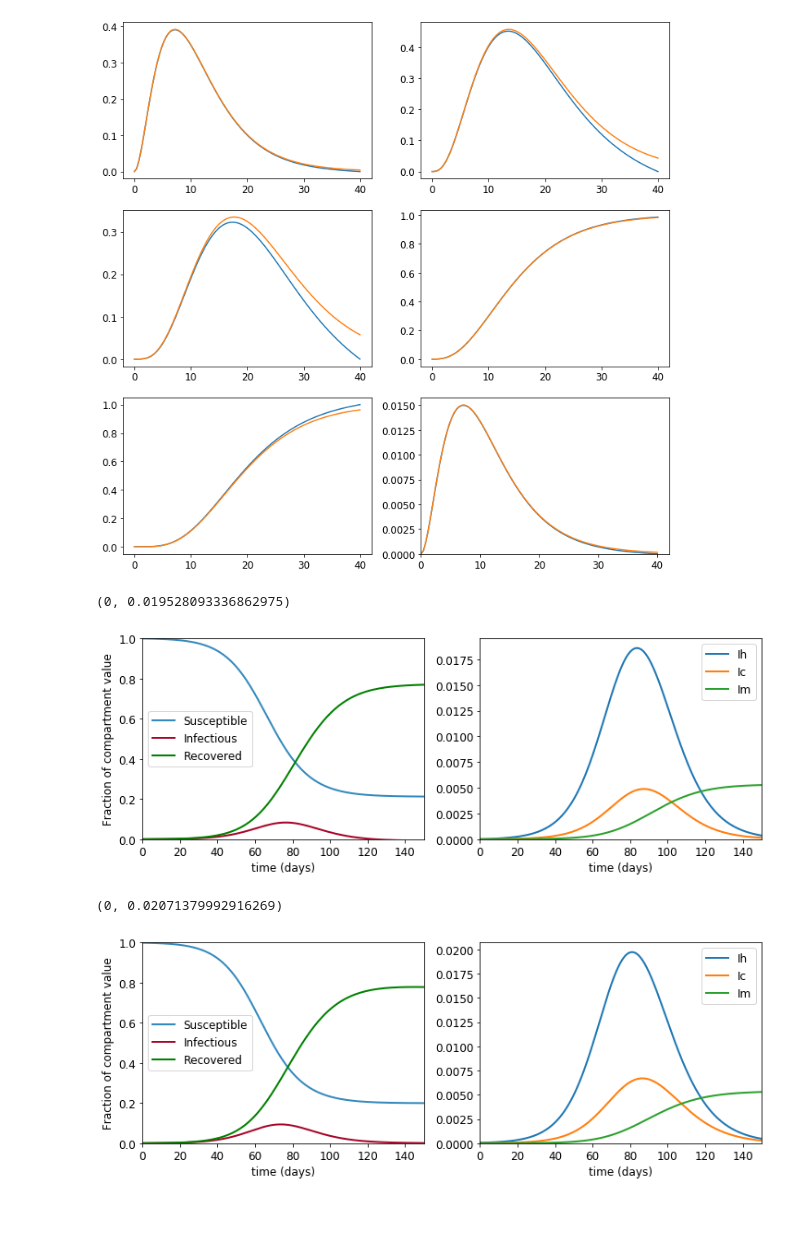
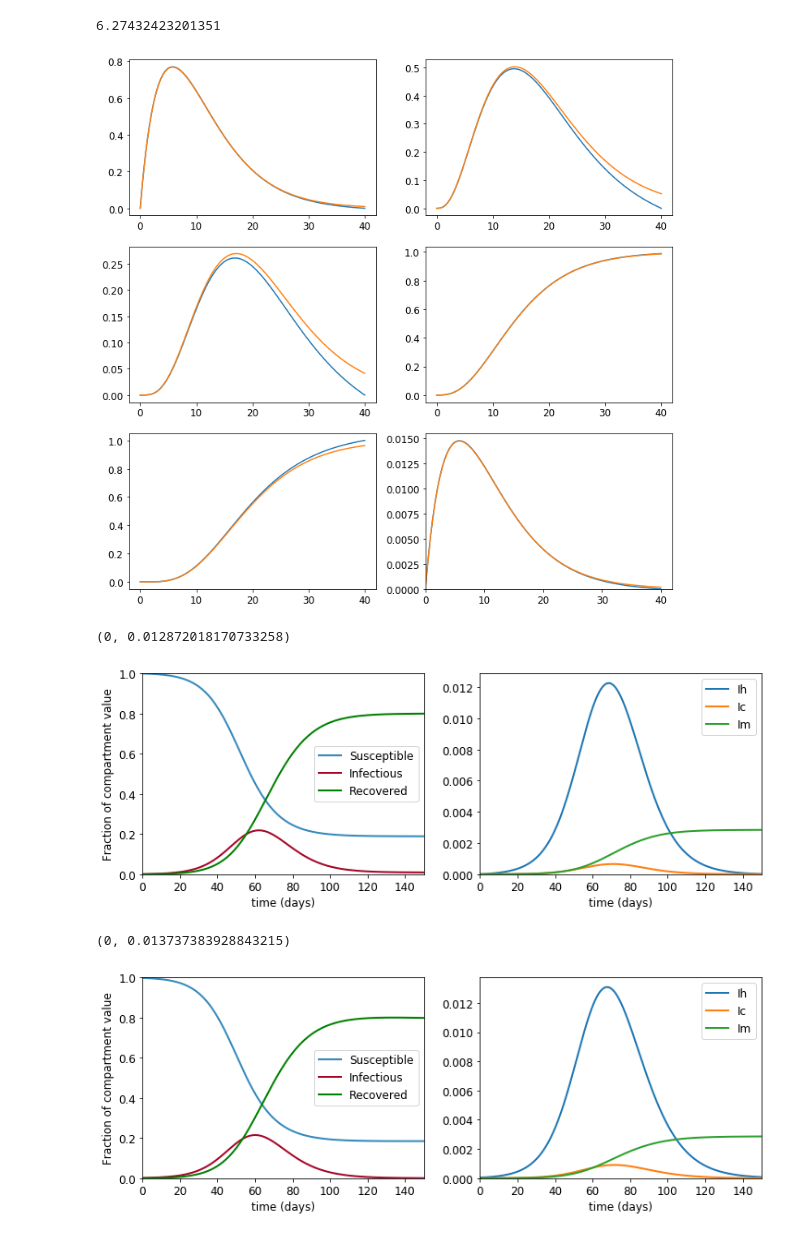
Before and after one commit to thecapitalistcycle/pyrossTSI, a Jupyter notebook: examples/deterministic/SEAI8R_vs_TSI.ipynb, the cells around one changed output. Drawn from its saved outputs; the diff is of its cells as text; code cells hidden in the pictures.

```diff
--- a/examples/deterministic/SEAI8R_vs_TSI.ipynb
+++ b/examples/deterministic/SEAI8R_vs_TSI.ipynb
@@ -37,9 +39,9 @@ min_age = 2.5; max_age = 77.5; age = np.linspace(min_age,max_age, M)
 # Get individual contact matrices
 CH, CW, CS, CO = pyross.contactMatrix.UK()
 def contactMatrix(t):
-    if t > 3000 and t < 90:
-        return CH + 0.1*CW + 0.1*CO
-    else:
+#     if t > 3000 and t < 90:
+#         return CH + 0.1*CW + 0.1*CO
+#     else:
         return CH + CW + CS + CO
 
 #########################################
@@ -58,7 +60,7 @@ sa[12:16] = -300            # mortality
 
 ## All rates defined in units of 1/day ##
 
-beta  = 0.0192*2          # infection rate constant
+beta  = 0.0192          # infection rate constant
 
 gE    = 1/2.72            # rate constant:  Exposed to asymptomatic
 gA    = 1/3.12            # rate constant:  Activated to Infected
@@ -77,10 +79,10 @@ gIcp  = 1/4               # Recovery rate for the non-Mortem       branch of ICU
 
 ## Splitters are age-structured using the fitted form suggested by Jakub ##
 
-alpha = 0.66*np.exp(-age/50.5)      # fraction of Activated    that follow asymptomatic branch
-hh    = 0.00902  *age**0.85         # fraction of Symptomatic  that follow hospitalized branch
-cc    = 0.0226   *age**0.713        # fraction of Hospitalized that follow ICU          branch
-mm    = 6*10**-17*age**8.513        # fraction of ICU          that follow Mortem       branch
+alpha = .3*np.ones(M)#0.66*np.exp(-age/50.5)      # fraction of Activated    that follow asymptomatic branch
+hh    = .1*np.ones(M)#0.00902  *age**0.85         # fraction of Symptomatic  that follow hospitalized branch
+cc    = .1*np.ones(M)#0.0226   *age**0.713        # fraction of Hospitalized that follow ICU          branch
+mm    = .5*np.ones(M)#6*10**-17*age**8.513        # fraction of ICU          that follow Mortem       branch
 
 
 #######################
@@ -213,7 +215,7 @@ nt = len(s)-1
 #  Truncate the tails so everything resolves by time T #
 
 # All infectious classes grouped together
-phiI = phiA*0 + phiIa + (phiIs_in - phiIs_out)#T
+phiI = phiA + phiIa + phiIsT
 phiI = phiI - 2*s/T*np.trapz(phiI,s)/T
 pI = np.ones(M)            #proportion infectious is not strongly age structured in SEAI8R
 
@@ -251,7 +253,7 @@ phi_alpha = np.array([phiI, phiH, phiC, phiM, phiR])
 plt.figure(figsize=(12, 12)); plt.subplot(321)
 PhiI = np.append(0,integrate.cumtrapz(phiI,s))
 plt.plot(s,PhiI)
-plt.plot(s,PhiA*0 + PhiIa + PhiIs)                  # Plotting all Infected
+plt.plot(s,PhiA + PhiIa + PhiIsT)                  # Plotting all Infected
 
 plt.subplot(322)
 PhiH = np.append(0,integrate.cumtrapz(phiH,s))
@@ -278,11 +280,11 @@ plt.plot(s,PhiIm/(1-aq)/hq/cq/mq)                  # Plotting Mortem
 ###########################
 
 tsi = s
-beta_s = beta*(PhiI+ fh*PhiH*hq*(1-aq))  #note:  this line needs to change if fsa < 1
+beta_s = beta*(PhiI + fh*PhiH*hq*(1-aq))  #note:  this line needs to change if fsa < 1
 
 plt.subplot(326)
 plt.plot(tsi,beta_s)
-plt.plot(s,beta*(PhiA*0 + PhiIa + fsa*PhiIs + fh*PhiIh))    # Plotting beta(s)
+plt.plot(s,beta*(PhiA + PhiIa + fsa*PhiIsT + fh*PhiIh))    # Plotting beta(s)
 plt.xlim(0); plt.ylim(0)
 
 ###################
@@ -291,14 +293,16 @@ plt.xlim(0); plt.ylim(0)
 
 def Td_zero(x):
     A = np.matmul(np.diag(Ni),contactMatrix(0)); A = np.matmul(A,np.diag(1/Ni))
-    A = -np.identity(M) + A*np.trapz(beta_s*np.exp(-np.log(2)/x*s),s)
+    A = A*np.trapz(beta_s*np.exp(-np.log(2)/x*s),s)
     max_eig_A = np.max(np.real(np.linalg.eigvals(A)))
-    return (max_eig_A - 0)
+    return (max_eig_A - 1)
 
 sol = optimize.root_scalar(Td_zero, bracket=[2, 50])
 Td = sol.root
+print(Td)
 # %% [output]
+6.27432423201351
-[figure, old version]
+[figure, new version]
 # %%
 ####################################
 ##                                ##
@@ -337,8 +341,8 @@ for i in (1 + np.arange(len(subclasses)-2)):
     plt.plot(t,np.sum(Ic_t[i,:,:],0), lw=2, label = subclasses[i])
 plt.legend(); plt.xlabel('time (days)'); plt.xlabel('time (days)'); plt.xlim(0,Tf);  plt.ylim(0)
 # %% [output]
-(0, 0.019528093336862975)
+(0, 0.012872018170733258)
-[figure, old version]
+[figure, new version]
 # %%
 ####################################
 ##                                ##
@@ -382,36 +386,36 @@ S_0  = Ni - (E_0 + A_0 + Ia_0 + Is_0 + Isp_0+ Icp_0+ Ihp_0 + Ih_0 + Ic_0  + R_0)
 Tf = 150
 
 # instantiate model
-parameters = {'alpha':alpha,'beta':beta, 'gIa':gIa,'gIs':gIs,
+parameters2 = {'alpha':alpha,'beta':beta, 'gIa':gIa,'gIs':gIs,
               'gIh':gIh,'gIc':gIc,  'gE':gE, 'gA':gA,
               'fsa':fsa, 'fh':fh, 'gIsp':gIsp, 'gIcp':gIcp, 'gIhp':gIhp,
               'sa':sa, 'hh':hh, 'cc':cc, 'mm':mm}
-model = pyross.deterministic.SEAI8R(parameters, M, Ni)
+model = pyross.deterministic.SEAI8R(parameters2, M, Ni)
 data  = model.simulate(S_0, E_0, A_0, Ia_0, Is_0, Isp_0, Ih_0,
                        Ih_0, Ic_0, Icp_0, Im_0, contactMatrix, Tf, Nf)
 
 ## Plot Results ##
 
-Infectious = (model.Is(data) + 0*model.A(data) + model.Ia(data))/np.sum(Ni)
+Infectious = (model.Is(data) + model.Isp(data) + model.A(data) + model.Ia(data))/np.sum(Ni)
 S = model.S(data)/np.sum(Ni);
 R = model.R(data)/np.sum(Ni);
 Ih = (model.Ih(data) + model.Ihp(data))/np.sum(Ni)
 Ic = (model.Ic(data) + model.Icp(data))/np.sum(Ni)
 Im = model.Im(data)/np.sum(Ni)
 
 plt.figure(figsize=(12, 4)); plt.subplot(121)
 plt.plot(data['t'], np.sum(S,1),              color = "#348ABD", label = 'Susceptible',lw = 2)
 plt.plot(data['t'], Infectious.sum(axis = 1), color = "#A60628", label = 'Infectious' ,lw = 2)
 plt.plot(data['t'], np.sum(R,1),              color = 'green',   label = 'Recovered'  ,lw = 2)
 plt.xlabel('time (days)');       plt.xlim(0,Tf);  plt.ylim(0,1)
 plt.ylabel('Fraction of compartment value');   plt.legend()
 
 
 plt.subplot(122)
 plt.plot(data['t'],np.sum(Ih,1), lw = 2, label = 'Ih')
 plt.plot(data['t'],np.sum(Ic,1), lw = 2, label = 'Ic')
 plt.plot(data['t'],np.sum(Im,1), lw = 2, label = 'Im')
 plt.legend(); plt.xlabel('time (days)'); plt.xlabel('time (days)'); plt.xlim(0,Tf);  plt.ylim(0)
 # %% [output]
-(0, 0.02071379992916269)
+(0, 0.013737383928843215)
-[figure, old version]
+[figure, new version]
```
Also changed, not shown: parts of 4 cells of this notebook.
